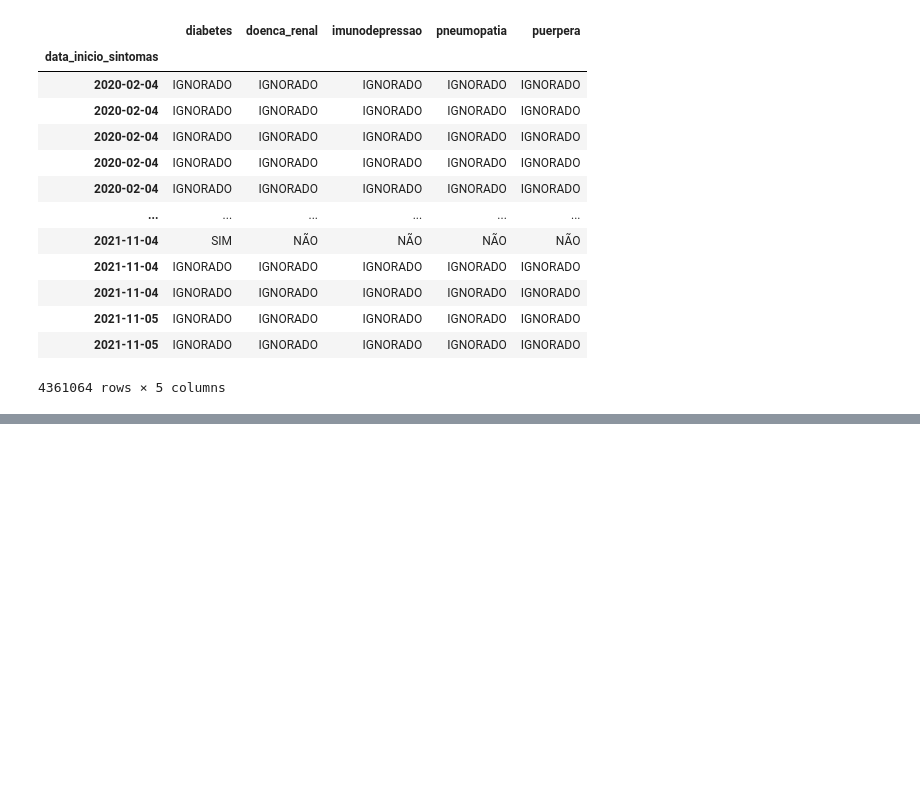
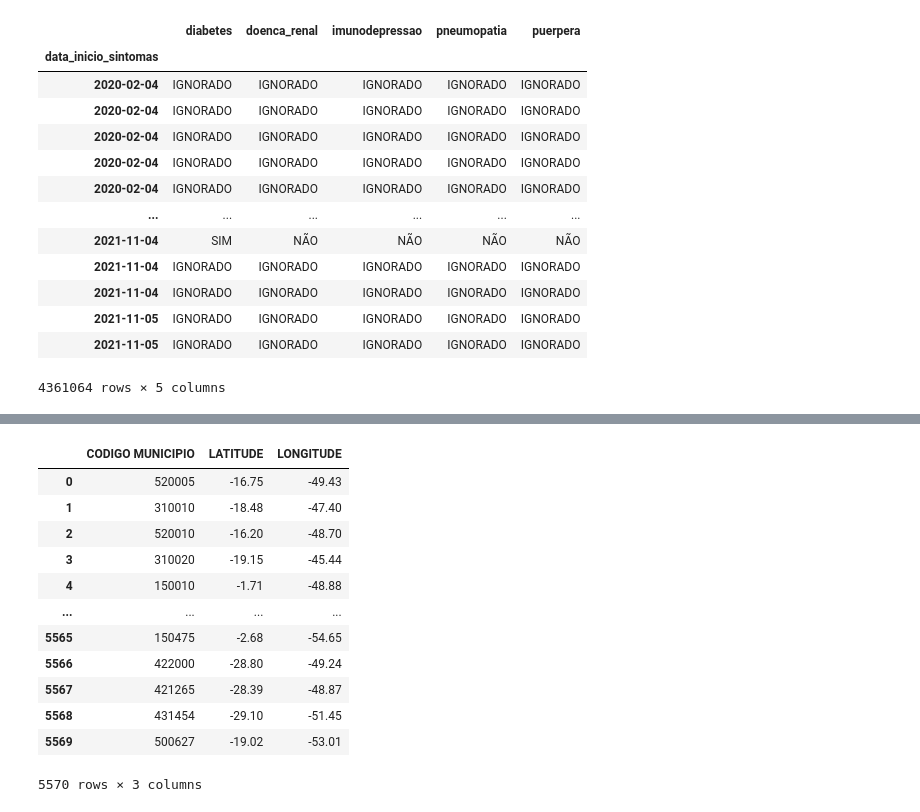
Before and after one commit to 1colete/dh_projeto_integrador, a Jupyter notebook: 2_modelagem.ipynb, the cells around one changed output, grey strips where cells are left out. Saved outputs shown, nothing was run; the diff lists cells and outputs as text; code cells hidden in the pictures; blank space fills up the shorter version.

```diff
--- a/2_modelagem.ipynb
+++ b/2_modelagem.ipynb
@@ -242,0 +282,16 @@ df_nonan.iloc[:,cols]
+# %%
+df_coordenadas
+# %% [output]
+|  | CODIGO MUNICIPIO | LATITUDE | LONGITUDE |
+| 0 | 520005 | -16.75 | -49.43 |
+| 1 | 310010 | -18.48 | -47.40 |
+| 2 | 520010 | -16.20 | -48.70 |
+| 3 | 310020 | -19.15 | -45.44 |
+| 4 | 150010 | -1.71 | -48.88 |
+| ... | ... | ... | ... |
+| 5565 | 150475 | -2.68 | -54.65 |
+| 5566 | 422000 | -28.80 | -49.24 |
+| 5567 | 421265 | -28.39 | -48.87 |
+| 5568 | 431454 | -29.10 | -51.45 |
+| 5569 | 500627 | -19.02 | -53.01 |
+5570 rows × 3 columns
```
Also changed, not shown: parts of 7 cells of this notebook, 4 other files.
